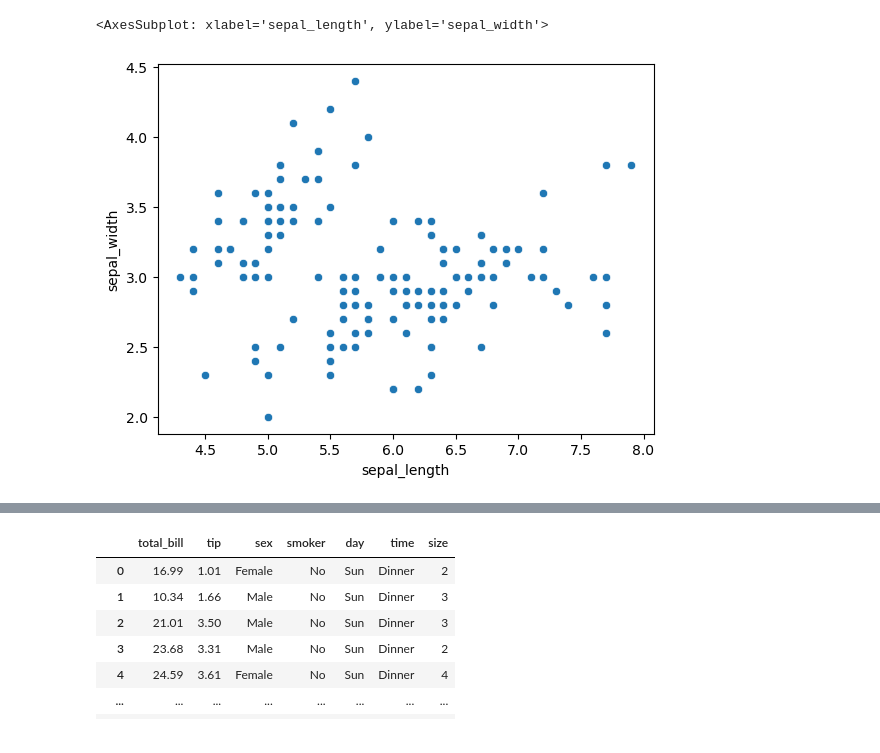
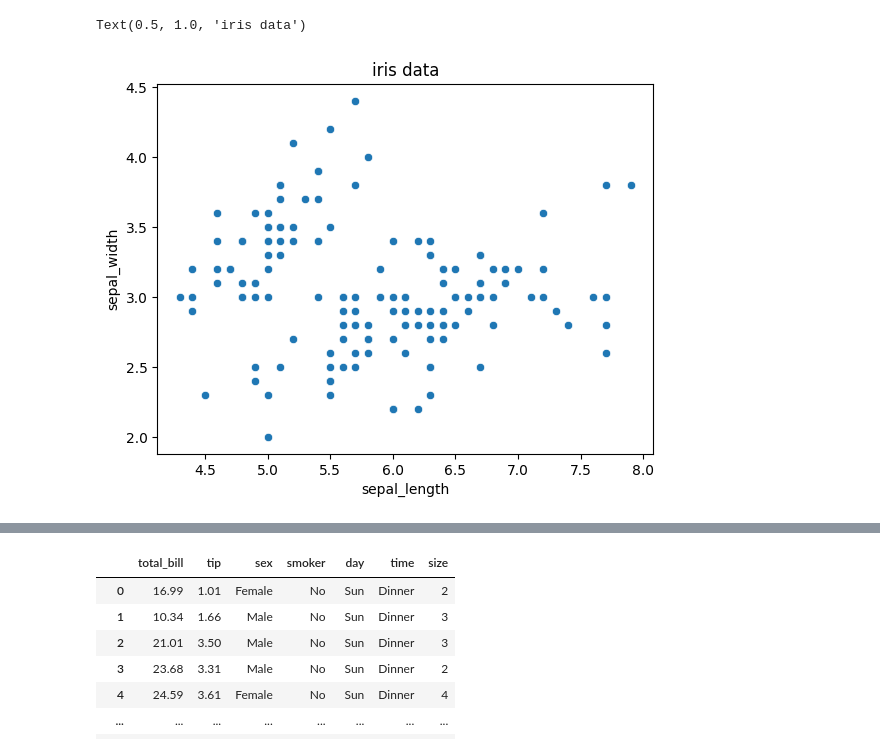
Before and after one commit to Sufeeya07/visualization, a Jupyter notebook: seaborn/2- seaborn.ipynb, the cells around one changed output, grey strips where cells are left out. Cells and saved outputs as stored; diff of their text form; code cells hidden in the pictures.

```diff
--- a/seaborn/2- seaborn.ipynb
+++ b/seaborn/2- seaborn.ipynb
@@ -22,10 +16,11 @@ iris
 # %%
 #--- observe to two diff col along
 
 sns.scatterplot(x= iris.sepal_length , y= iris.sepal_width)
+plt.title('iris data')
 # %% [output]
-<AxesSubplot: xlabel='sepal_length', ylabel='sepal_width'>
+Text(0.5, 1.0, 'iris data')
-[figure, old version]
+[figure, new version]
 # %%
 sns.scatterplot(x= iris.sepal_length , y= iris.petal_length)
 # %% [output]
```
Also changed, not shown: parts of 35 cells of this notebook.
